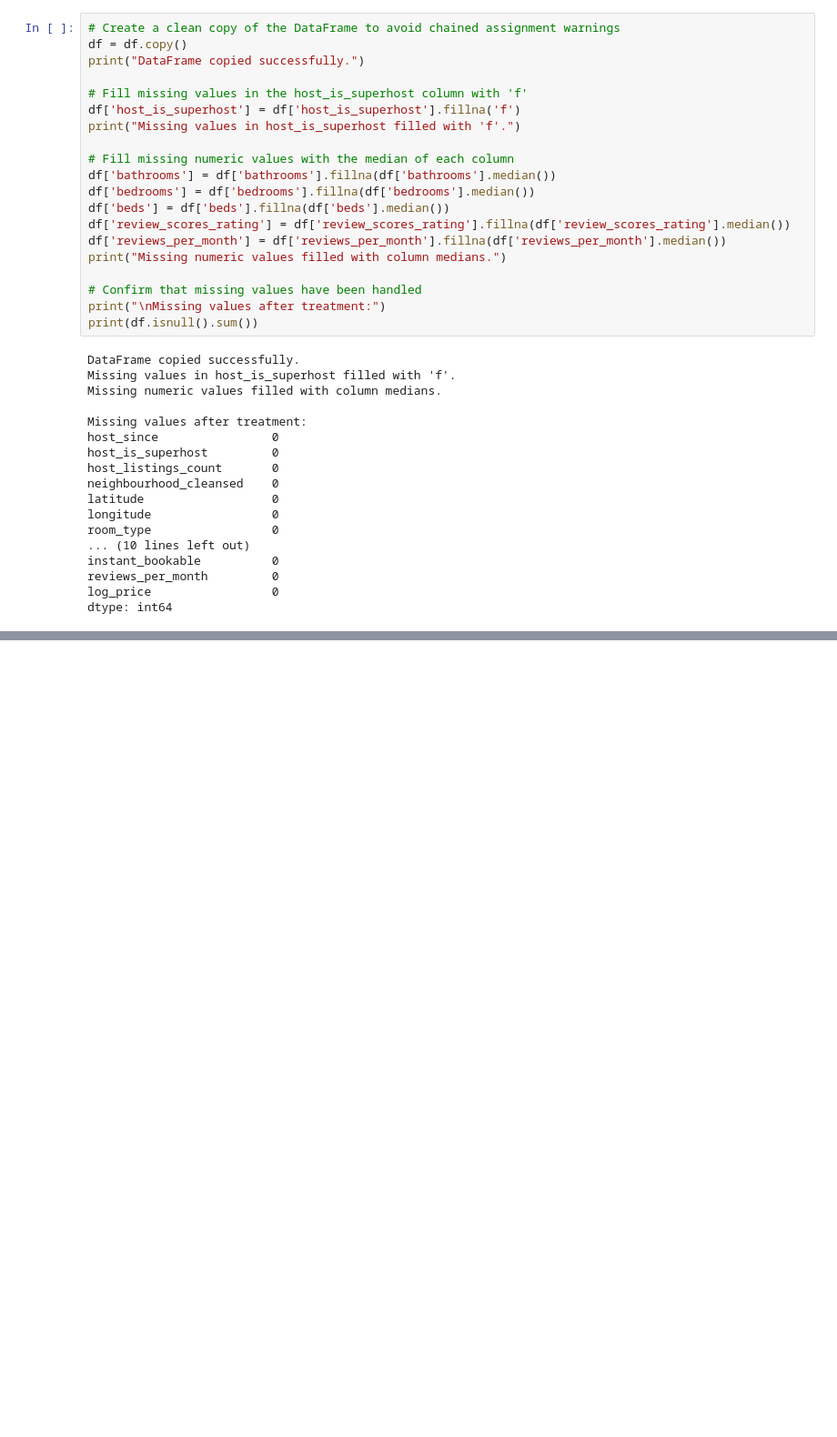
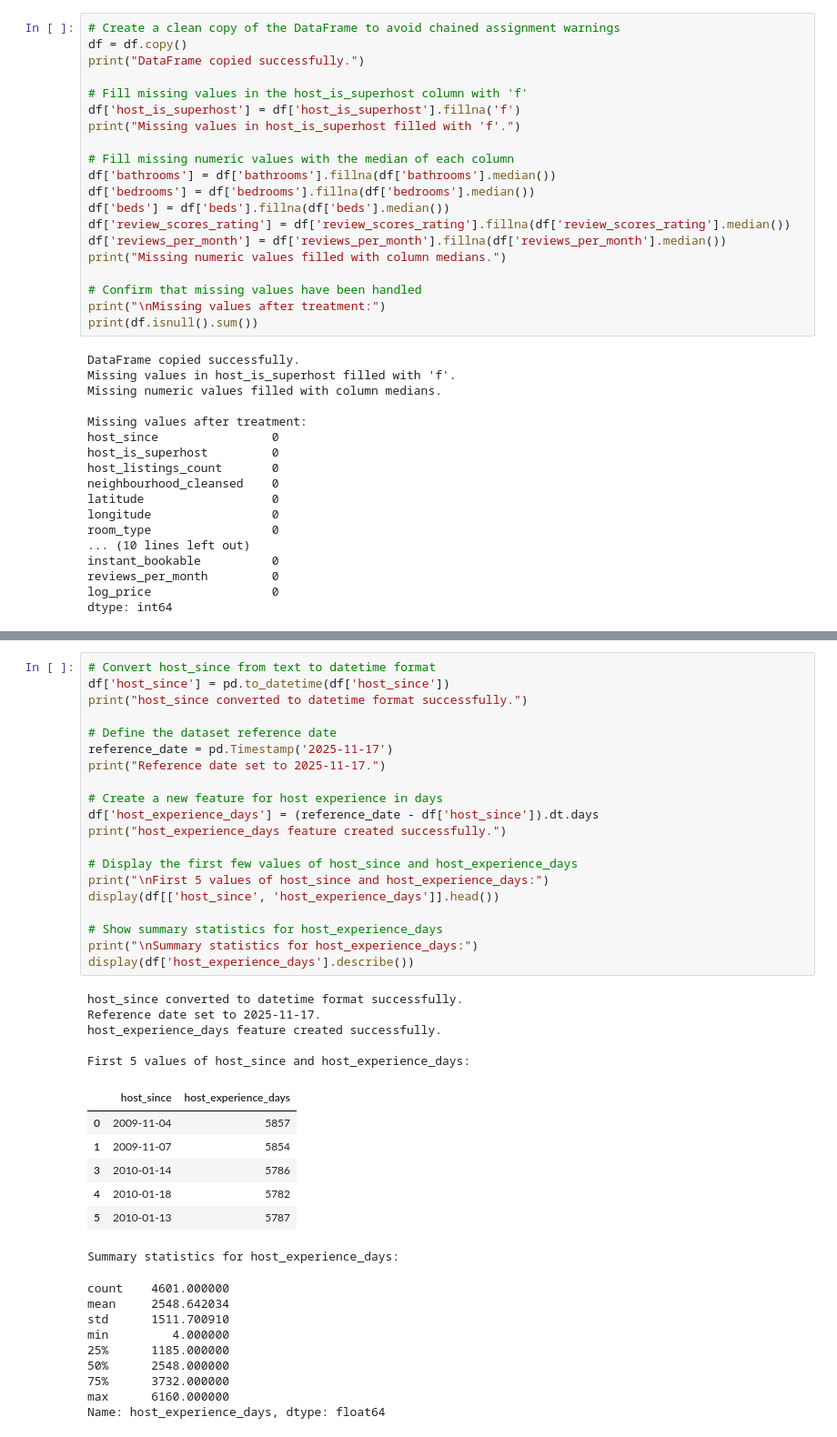
Before and after one commit to alirezasamea/data-analytics-portfolio, a Jupyter notebook: Python/Airbnb/Air.ipynb, the cells around one changed output, grey strips where cells are left out. Shown at 91% size. Drawn from its saved outputs; the diff is of its cells as text; blank space fills up the shorter version.

```diff
--- a/Python/Airbnb/Air.ipynb
+++ b/Python/Airbnb/Air.ipynb
@@ -596,0 +645,42 @@ dtype: int64
+# %%
+# Convert host_since from text to datetime format
+df['host_since'] = pd.to_datetime(df['host_since'])
+print("host_since converted to datetime format successfully.")
+
+# Define the dataset reference date
+reference_date = pd.Timestamp('2025-11-17')
+print("Reference date set to 2025-11-17.")
+
+# Create a new feature for host experience in days
+df['host_experience_days'] = (reference_date - df['host_since']).dt.days
+print("host_experience_days feature created successfully.")
+
+# Display the first few values of host_since and host_experience_days
+print("\nFirst 5 values of host_since and host_experience_days:")
+display(df[['host_since', 'host_experience_days']].head())
+
+# Show summary statistics for host_experience_days
+print("\nSummary statistics for host_experience_days:")
+display(df['host_experience_days'].describe())
+# %% [output]
+host_since converted to datetime format successfully.
+Reference date set to 2025-11-17.
+host_experience_days feature created successfully.
+
+First 5 values of host_since and host_experience_days:
+|  | host_since | host_experience_days |
+| 0 | 2009-11-04 | 5857 |
+| 1 | 2009-11-07 | 5854 |
+| 3 | 2010-01-14 | 5786 |
+| 4 | 2010-01-18 | 5782 |
+| 5 | 2010-01-13 | 5787 |
+Summary statistics for host_experience_days:
+count    4601.000000
+mean     2548.642034
+std      1511.700910
+min         4.000000
+25%      1185.000000
+50%      2548.000000
+75%      3732.000000
+max      6160.000000
+Name: host_experience_days, dtype: float64
```
Also changed, not shown: parts of 7 cells of this notebook.
